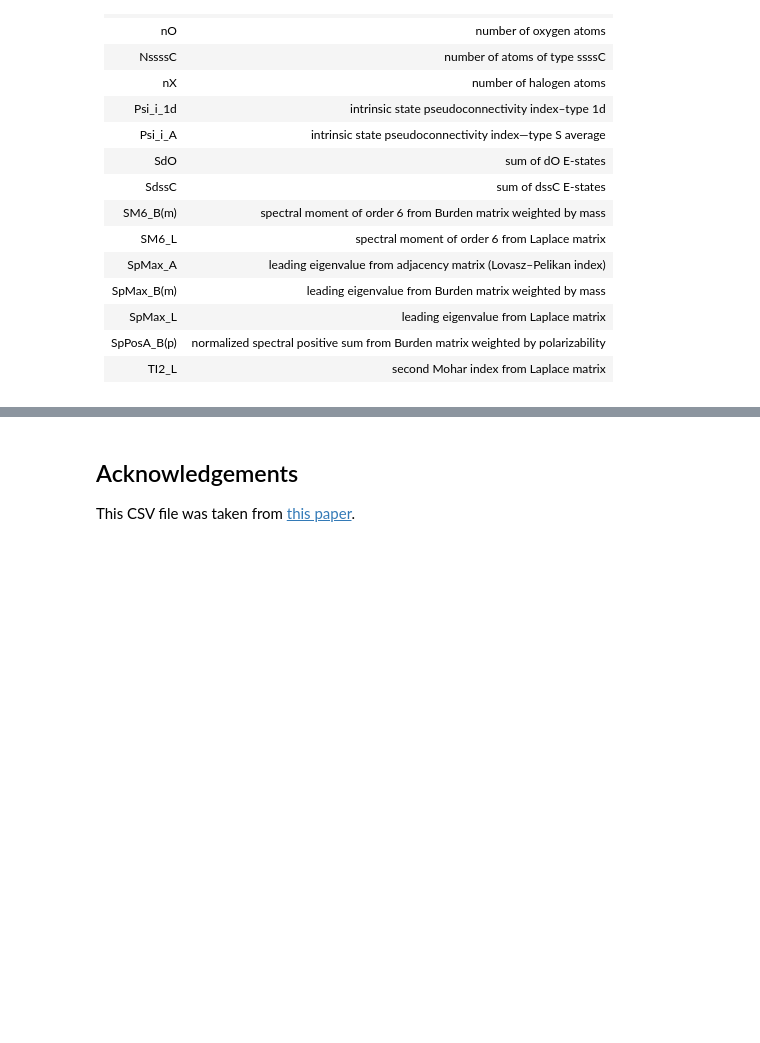
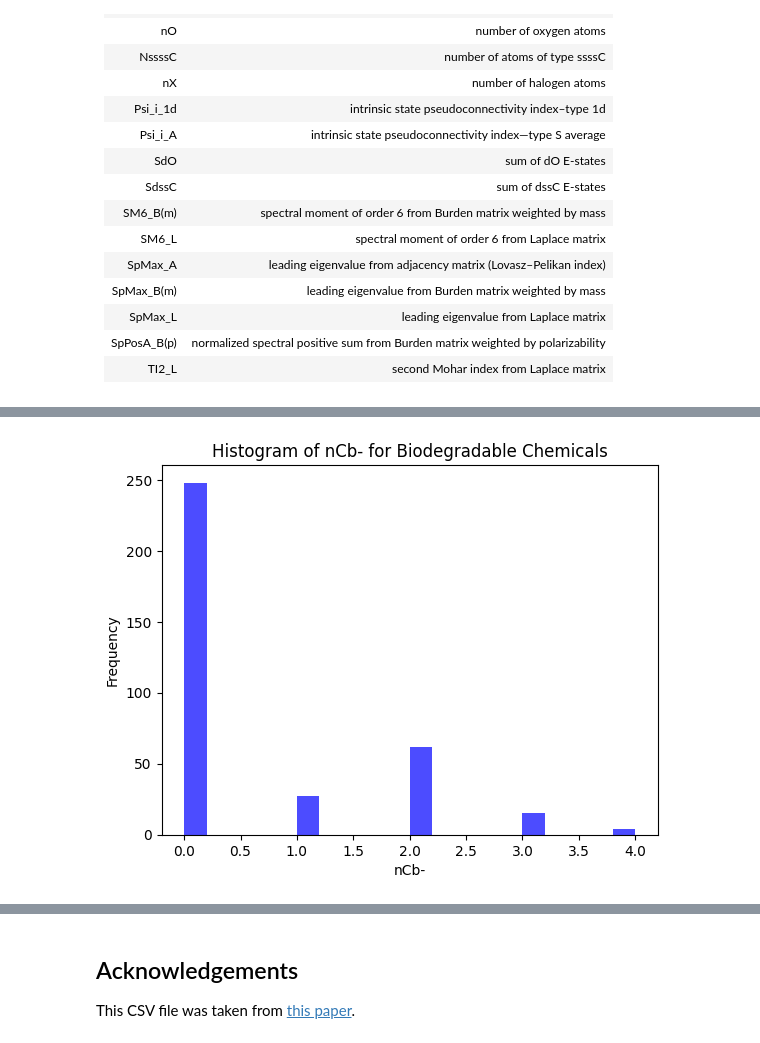
Before and after one commit to oasci/pitt-biosc1540-2024s, a Jupyter notebook: biosc1540/lectures/04/l04.ipynb, the cells around one changed output, grey strips where cells are left out. Saved outputs shown, nothing was run; the diff lists cells and outputs as text; code cells hidden in the pictures; folded sections open; blank space fills up the shorter version.

```diff
--- a/biosc1540/lectures/04/l04.ipynb
+++ b/biosc1540/lectures/04/l04.ipynb
@@ -162,0 +383,3 @@ You do not need to know what any of these mean; we are just using this for some
+# %%
+df = df_all.drop(labels=["CAS-RN", "Smiles"], axis=1)
+print(df.head())
@@ -162,0 +432,3 @@ You do not need to know what any of these mean; we are just using this for some
+# %%
+df.rename(columns={"Class": "Biodegradable"}, inplace=True)
+print(df.head())
@@ -162,0 +453,5 @@ You do not need to know what any of these mean; we are just using this for some
+# %%
+df["Biodegradable"] = df["Biodegradable"].replace(
+    {"RB": True, "NRB": False}, inplace=False
+)
+print(df.head())
@@ -162,0 +575,17 @@ You do not need to know what any of these mean; we are just using this for some
+# %%
+# Histogram for Biodegradable Chemicals
+fig, ax1 = plt.subplots()
+ax1.hist(
+    df["nCb-"][df["Biodegradable"] == True],
+    bins=20,
+    alpha=0.7,
+    color="blue",
+    align="mid",
+)
+ax1.set_title("Histogram of nCb- for Biodegradable Chemicals")
+ax1.set_xlabel("nCb-")
+ax1.set_ylabel("Frequency")
+
+plt.show()
+# %% [output]
+[figure, added]
```
Also changed, not shown: parts of 39 cells of this notebook.
